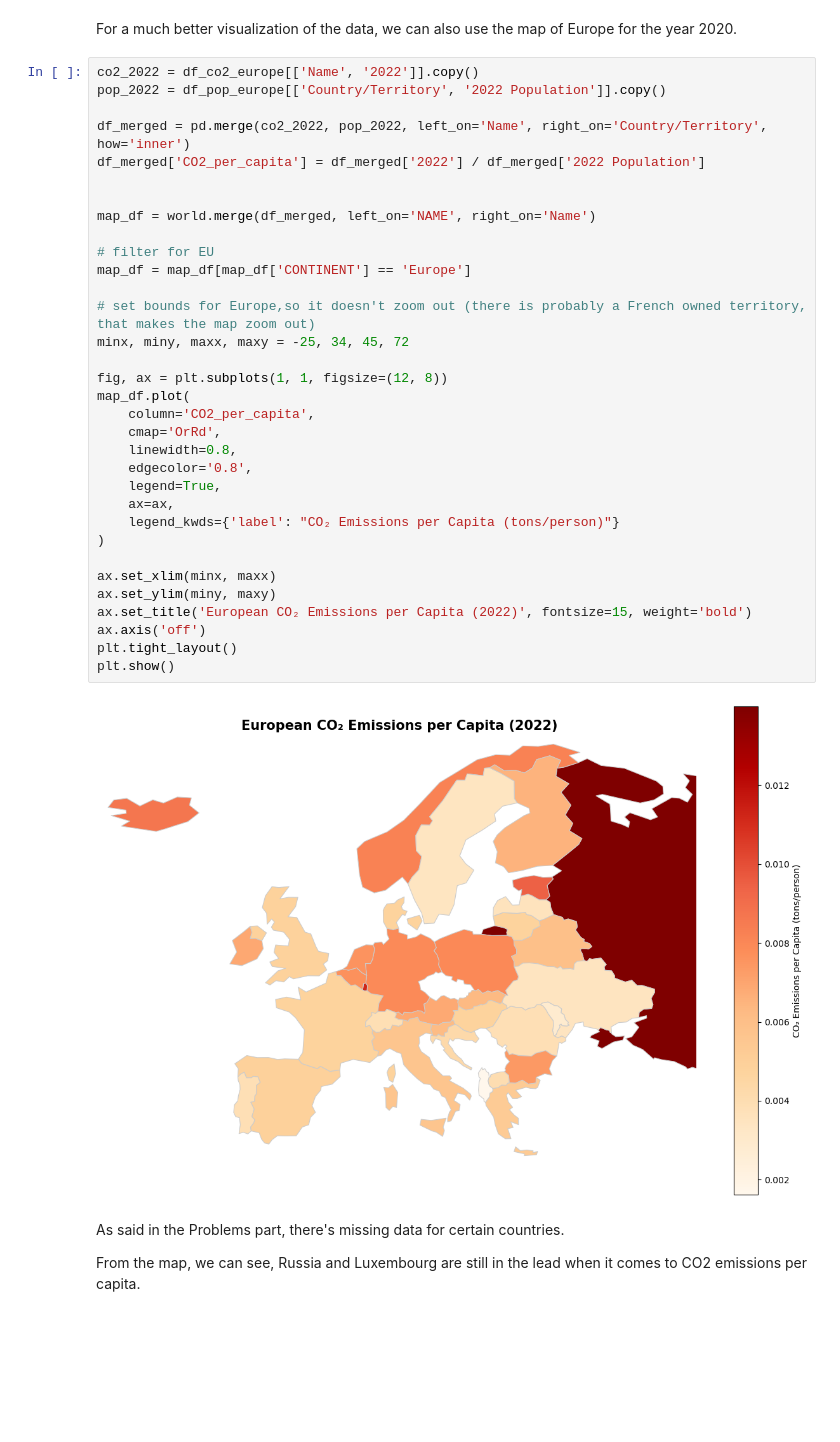
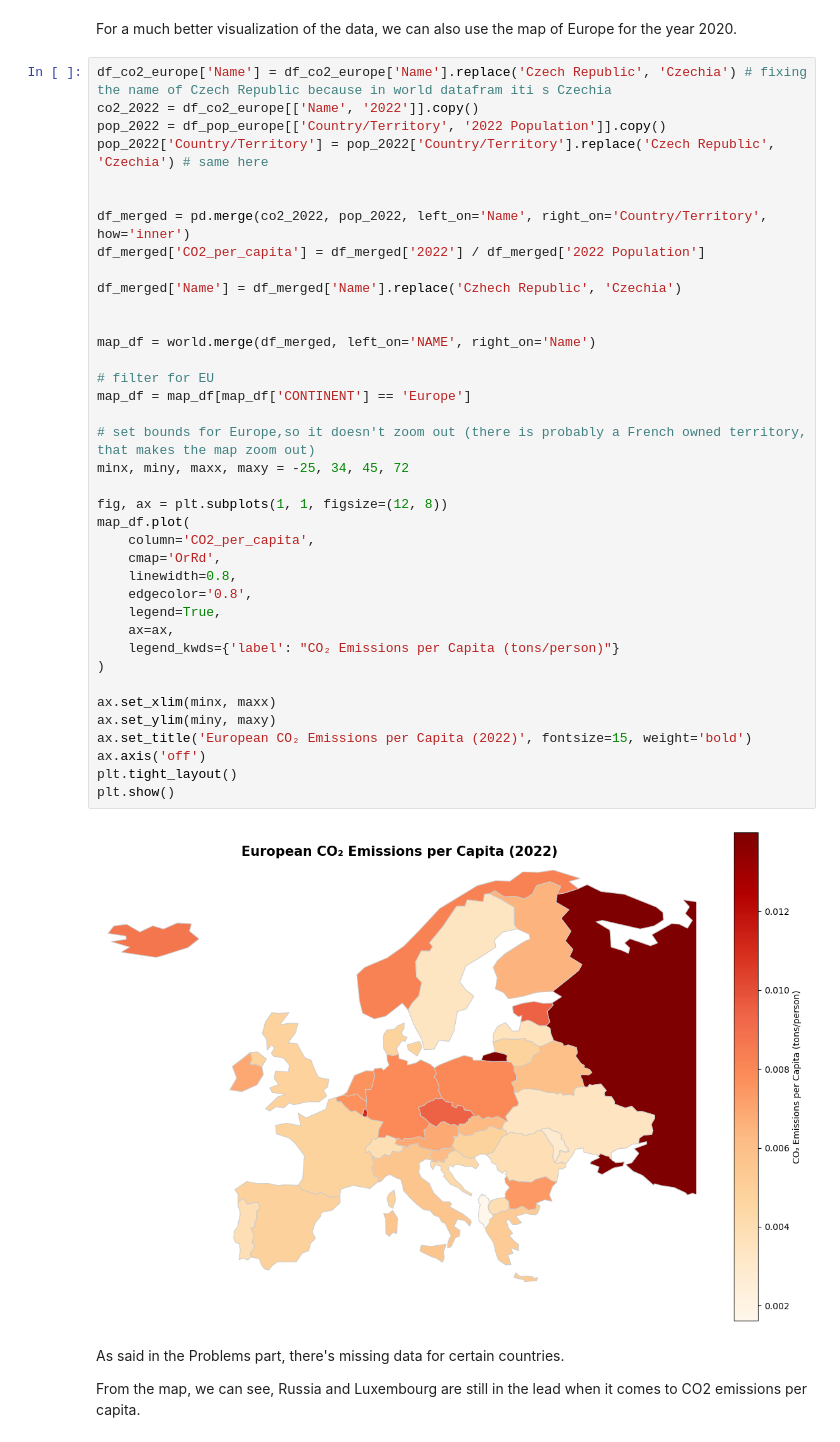
Before and after one commit to Filusion/PR2515, a Jupyter notebook: CO2_emissions_by_population.ipynb, the cells around one changed output. Cells and saved outputs as stored; diff of their text form; blank space fills up the shorter version.

```diff
--- a/CO2_emissions_by_population.ipynb
+++ b/CO2_emissions_by_population.ipynb
@@ -259,40 +259,45 @@ If the CO2 emissions are falling and population is growing, that means we (as hu
 # %% [markdown]
 For a much better visualization of the data, we can also use the map of Europe for the year 2020.
 # %%
+df_co2_europe['Name'] = df_co2_europe['Name'].replace('Czech Republic', 'Czechia') # fixing the name of Czech Republic because in world datafram iti s Czechia
 co2_2022 = df_co2_europe[['Name', '2022']].copy()
 pop_2022 = df_pop_europe[['Country/Territory', '2022 Population']].copy()
+pop_2022['Country/Territory'] = pop_2022['Country/Territory'].replace('Czech Republic', 'Czechia') # same here
+
 
 df_merged = pd.merge(co2_2022, pop_2022, left_on='Name', right_on='Country/Territory', how='inner')
 df_merged['CO2_per_capita'] = df_merged['2022'] / df_merged['2022 Population']
+
+df_merged['Name'] = df_merged['Name'].replace('Czhech Republic', 'Czechia')
 
 
 map_df = world.merge(df_merged, left_on='NAME', right_on='Name')
 
 # filter for EU
 map_df = map_df[map_df['CONTINENT'] == 'Europe']
 
 # set bounds for Europe,so it doesn't zoom out (there is probably a French owned territory, that makes the map zoom out)
 minx, miny, maxx, maxy = -25, 34, 45, 72
 
 fig, ax = plt.subplots(1, 1, figsize=(12, 8))
 map_df.plot(
     column='CO2_per_capita',
     cmap='OrRd',
     linewidth=0.8,
     edgecolor='0.8',
     legend=True,
     ax=ax,
     legend_kwds={'label': "CO₂ Emissions per Capita (tons/person)"}
 )
 
 ax.set_xlim(minx, maxx)
 ax.set_ylim(miny, maxy)
 ax.set_title('European CO₂ Emissions per Capita (2022)', fontsize=15, weight='bold')
 ax.axis('off')
 plt.tight_layout()
 plt.show()
 # %% [output]
-[figure, old version]
+[figure, new version]
 # %% [markdown]
 As said in the Problems part, there's missing data for certain countries.
 
```
Also changed, not shown: parts of 1 cell of this notebook, 2 other files.
